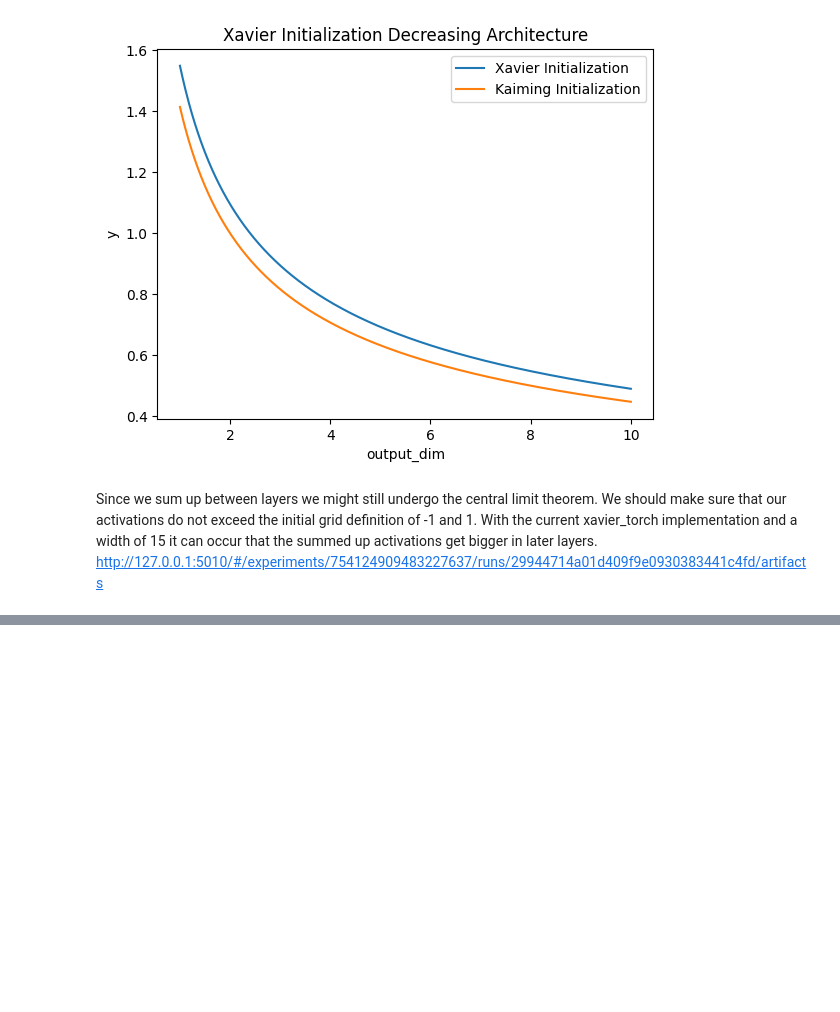
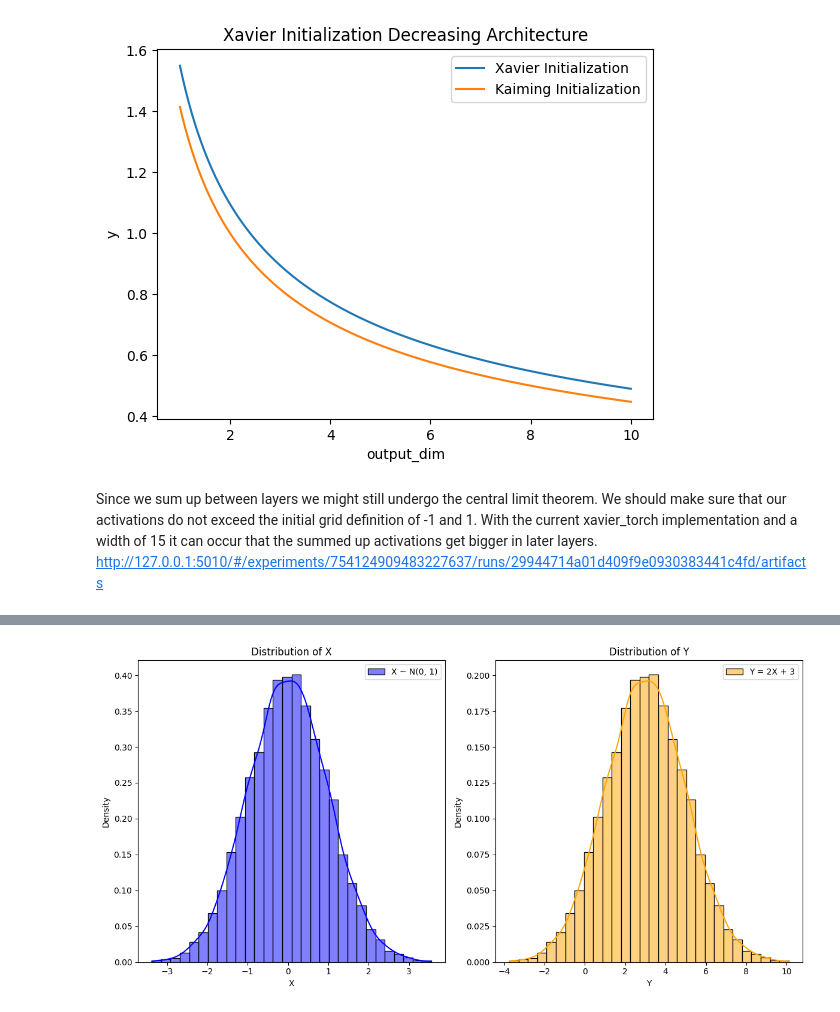
Before and after one commit to lniehaus/pykan, a Jupyter notebook: tutorials/Experiments/trainer/notebooks/init_variance.ipynb, the cells around one changed output, grey strips where cells are left out. Saved outputs shown, nothing was run; the diff lists cells and outputs as text; code cells hidden in the pictures; blank space fills up the shorter version.

```diff
--- a/tutorials/Experiments/trainer/notebooks/init_variance.ipynb
+++ b/tutorials/Experiments/trainer/notebooks/init_variance.ipynb
@@ -309,0 +375,38 @@ Proportion of sums within the range -1 to 1: 0.0000
+# %%
+import numpy as np
+import matplotlib.pyplot as plt
+import seaborn as sns
+from scipy.stats import norm
+
+# Parameters
+n_samples = 10000
+
+# Generate samples from a standard normal distribution
+X = np.random.normal(0, 1, n_samples)
+
+# Transform the variable
+Y = 2 * X + 3
+
+# Plot the distributions
+plt.figure(figsize=(12, 6))
+
+# Plot for X
+plt.subplot(1, 2, 1)
+sns.histplot(X, bins=30, kde=True, stat="density", color='blue', label='X ~ N(0, 1)')
+plt.title('Distribution of X')
+plt.xlabel('X')
+plt.ylabel('Density')
+plt.legend()
+
+# Plot for Y
+plt.subplot(1, 2, 2)
+sns.histplot(Y, bins=30, kde=True, stat="density", color='orange', label='Y = 2X + 3')
+plt.title('Distribution of Y')
+plt.xlabel('Y')
+plt.ylabel('Density')
+plt.legend()
+
+plt.tight_layout()
+plt.show()
+# %% [output]
+[figure, added]
```
Also changed, not shown: parts of 8 cells of this notebook, 6 other files.
